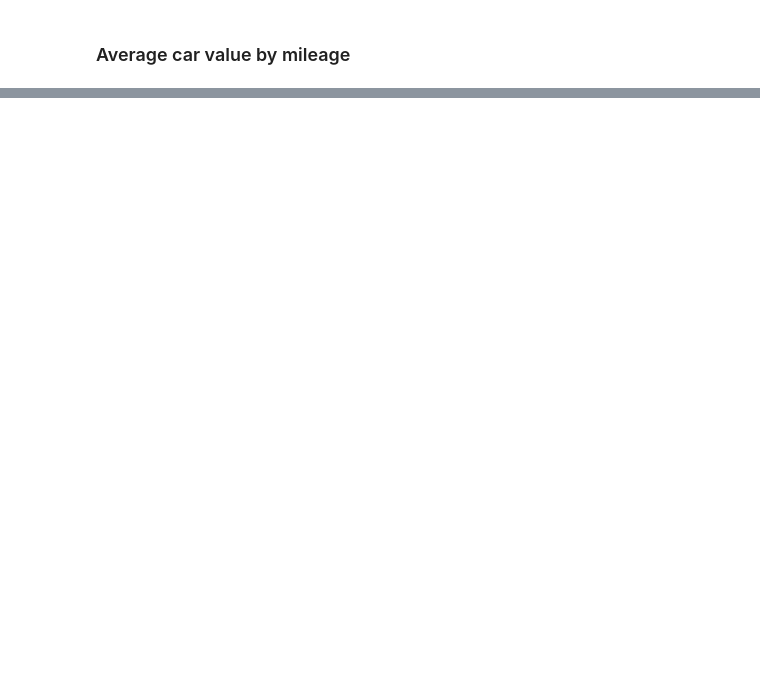
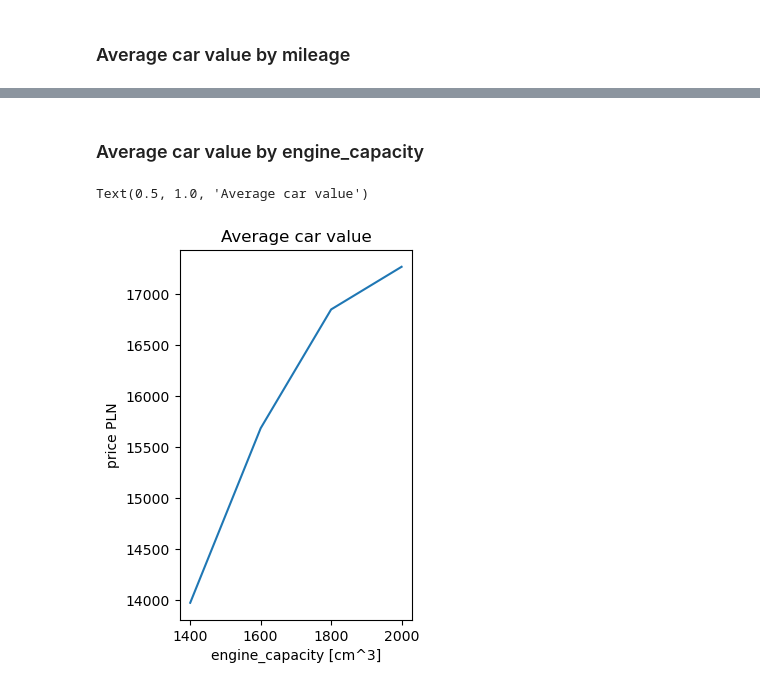
Before and after one commit to PiotrKac5/Otomoto-data-scraping, a Jupyter notebook: graphing.py.ipynb, the cells around one changed output, grey strips where cells are left out. Saved outputs shown, nothing was run; the diff lists cells and outputs as text; code cells hidden in the pictures; blank space fills up the shorter version.

```diff
--- a/graphing.py.ipynb
+++ b/graphing.py.ipynb
@@ -53,0 +60,16 @@ Text(0.5, 1.0, 'Average car value')
+# %% [markdown]
+### Average car value by engine_capacity
+# %%
+df_engine_capacity = df[['engine_capacity', 'price']]
+df_engine_capacity['engine_capacity'] = df_engine_capacity['engine_capacity'].round(-2)
+df_engine_capacity = df_engine_capacity.groupby('engine_capacity').mean().reset_index()
+df_engine_capacity['price'] = df_engine_capacity['price'].round(0)
+plt.figure().set_figwidth((df_engine_capacity['engine_capacity'].max()-df_engine_capacity['engine_capacity'].min())//200)
+plt.plot(df_engine_capacity['engine_capacity'].values, df_engine_capacity['price'].values)
+plt.xticks(np.arange(df_engine_capacity['engine_capacity'].min(), df_engine_capacity['engine_capacity'].max()+1, step=200))
+plt.xlabel("engine_capacity [cm^3]")
+plt.ylabel("price PLN")
+plt.title("Average car value")
+# %% [output]
+Text(0.5, 1.0, 'Average car value')
+[figure, added]
```
Also changed, not shown: parts of 3 cells of this notebook, 2 other files.
